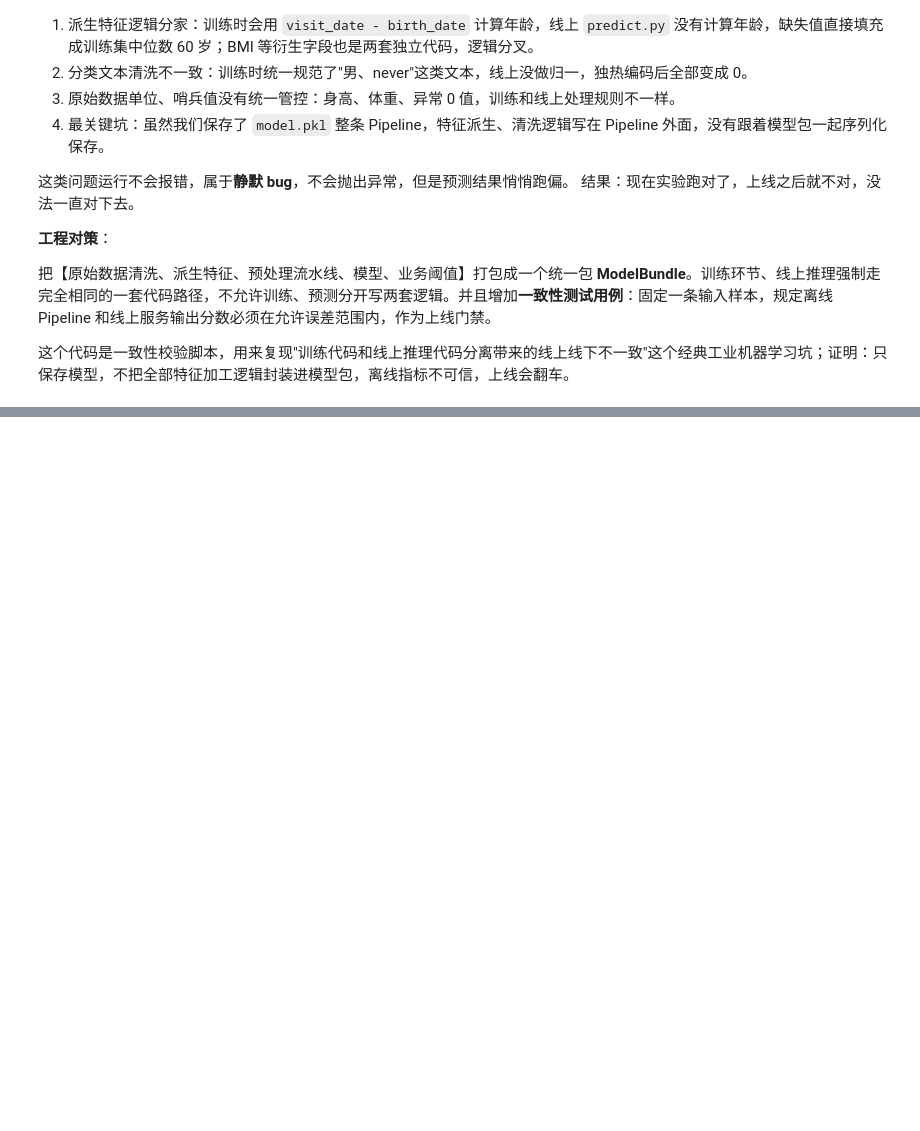
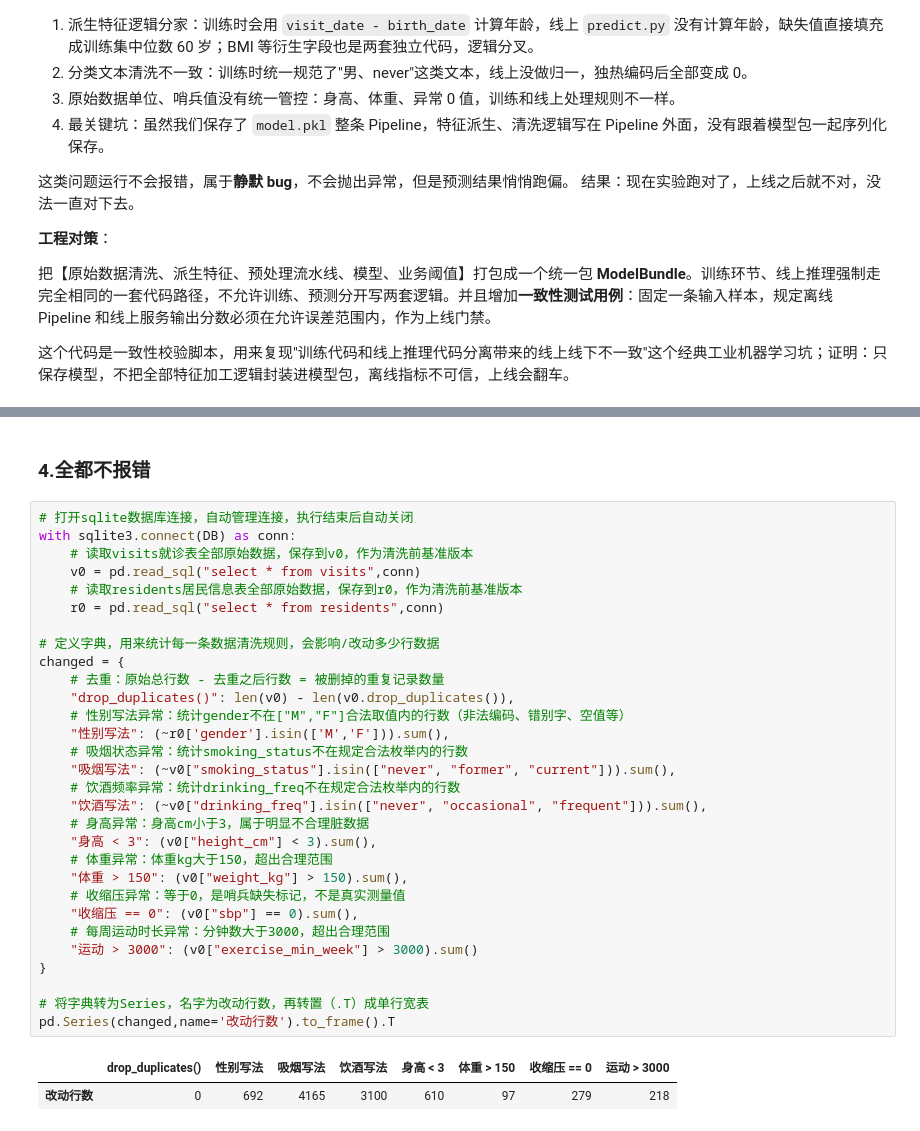
Before and after one commit to LXK-lxk-0218/Community-diabetes-risk-screening, a Jupyter notebook: notebooks/第0阶段.ipynb, the cells around one changed output, grey strips where cells are left out. Drawn from its saved outputs; the diff is of its cells as text; blank space fills up the shorter version.

```diff
--- a/notebooks/第0阶段.ipynb
+++ b/notebooks/第0阶段.ipynb
@@ -1210,0 +1266,35 @@ print(f"前 15% 名单重合率 {len(set(offline.nlargest(k).index) & set(online
+# %% [markdown]
+### 4.全都不报错
+# %%
+# 打开sqlite数据库连接，自动管理连接，执行结束后自动关闭
+with sqlite3.connect(DB) as conn:
+    # 读取visits就诊表全部原始数据，保存到v0，作为清洗前基准版本
+    v0 = pd.read_sql("select * from visits",conn)
+    # 读取residents居民信息表全部原始数据，保存到r0，作为清洗前基准版本
+    r0 = pd.read_sql("select * from residents",conn)
+
+# 定义字典，用来统计每一条数据清洗规则，会影响/改动多少行数据
+changed = {
+    # 去重：原始总行数 - 去重之后行数 = 被删掉的重复记录数量
+    "drop_duplicates()": len(v0) - len(v0.drop_duplicates()),
+    # 性别写法异常：统计gender不在["M","F"]合法取值内的行数（非法编码、错别字、空值等）
+    "性别写法": (~r0['gender'].isin(['M','F'])).sum(),
+    # 吸烟状态异常：统计smoking_status不在规定合法枚举内的行数
+    "吸烟写法": (~v0["smoking_status"].isin(["never", "former", "current"])).sum(),
+    # 饮酒频率异常：统计drinking_freq不在规定合法枚举内的行数
+    "饮酒写法": (~v0["drinking_freq"].isin(["never", "occasional", "frequent"])).sum(),
+    # 身高异常：身高cm小于3，属于明显不合理脏数据
+    "身高 < 3": (v0["height_cm"] < 3).sum(),
+    # 体重异常：体重kg大于150，超出合理范围
+    "体重 > 150": (v0["weight_kg"] > 150).sum(),
+    # 收缩压异常：等于0，是哨兵缺失标记，不是真实测量值
+    "收缩压 == 0": (v0["sbp"] == 0).sum(),
+    # 每周运动时长异常：分钟数大于3000，超出合理范围
+    "运动 > 3000": (v0["exercise_min_week"] > 3000).sum()
+}
+
+# 将字典转为Series，名字为改动行数，再转置（.T）成单行宽表
+pd.Series(changed,name='改动行数').to_frame().T
+# %% [output]
+|  | drop_duplicates() | 性别写法 | 吸烟写法 | 饮酒写法 | 身高 < 3 | 体重 > 150 | 收缩压 == 0 | 运动 > 3000 |
+| 改动行数 | 0 | 692 | 4165 | 3100 | 610 | 97 | 279 | 218 |
```
Also changed, not shown: parts of 4 cells of this notebook, 7 other files.
